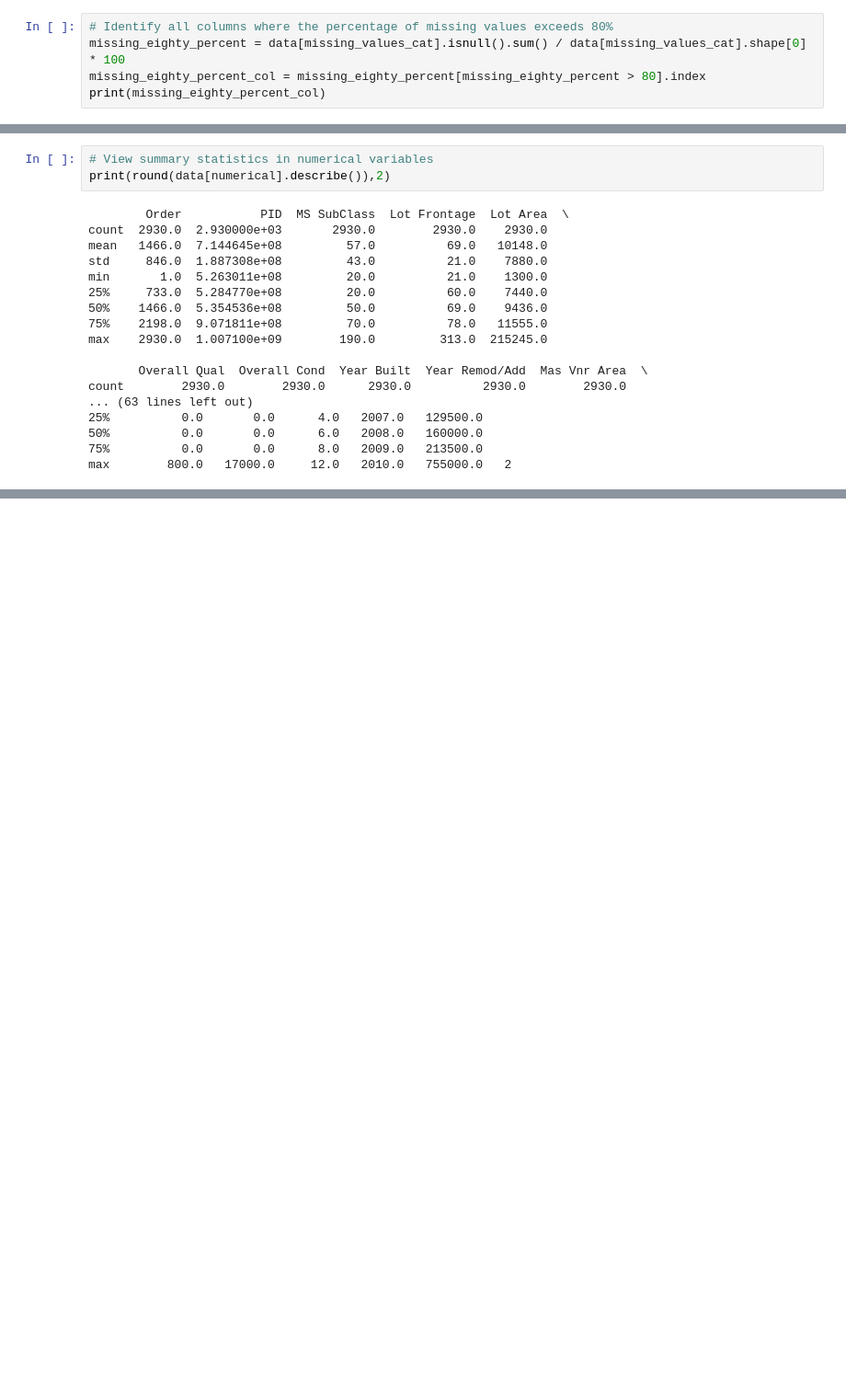
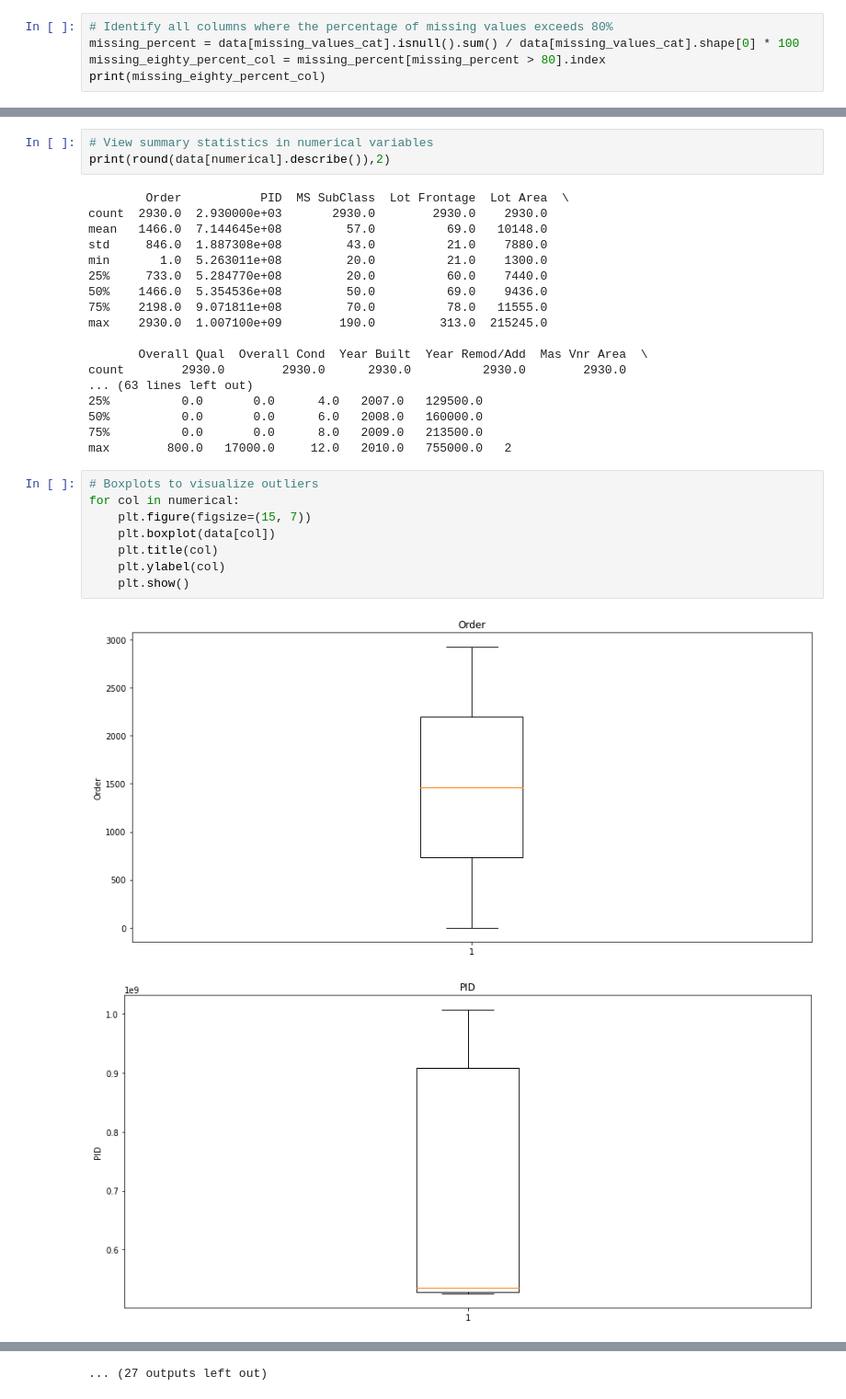
Before and after one commit to aroniainasylvestre/Data_Cleaning_Challenge, a Jupyter notebook: 1. AmesHousing/Ameshousing.ipynb, the cells around one changed output, grey strips where cells are left out. Shown: that part at 92% size. Drawn from its saved outputs; the diff is of its cells as text; blank space fills up the shorter version.

Commit message:
Identifying outliers and remove duplicates values

```diff
--- a/1. AmesHousing/Ameshousing.ipynb
+++ b/1. AmesHousing/Ameshousing.ipynb
@@ -227,8 +228,8 @@ Misc Feature      96.382253
 dtype: float64
 # %%
 # Identify all columns where the percentage of missing values exceeds 80%
-missing_eighty_percent = data[missing_values_cat].isnull().sum() / data[missing_values_cat].shape[0] * 100
-missing_eighty_percent_col = missing_eighty_percent[missing_eighty_percent > 80].index
+missing_percent = data[missing_values_cat].isnull().sum() / data[missing_values_cat].shape[0] * 100
+missing_eighty_percent_col = missing_percent[missing_percent > 80].index
 print(missing_eighty_percent_col)
 # %% [output]
 Index(['Alley', 'Pool QC', 'Fence', 'Misc Feature'], dtype='object')
@@ -381,3 +382,14 @@ count        2930.0        2930.0      2930.0          2930.0        2930.0
 50%          0.0       0.0      6.0   2008.0   160000.0
 75%          0.0       0.0      8.0   2009.0   213500.0
 max        800.0   17000.0     12.0   2010.0   755000.0   2
+# %%
+# Boxplots to visualize outliers
+for col in numerical:
+    plt.figure(figsize=(15, 7))
+    plt.boxplot(data[col])
+    plt.title(col)
+    plt.ylabel(col)
+    plt.show()
+# %% [output]
+[figure, added]
+[figure, added]
@@ -383,0 +406 @@ max        800.0   17000.0     12.0   2010.0   755000.0   2
+... (27 outputs left out)
```
Also changed, not shown: parts of 5 cells of this notebook.
